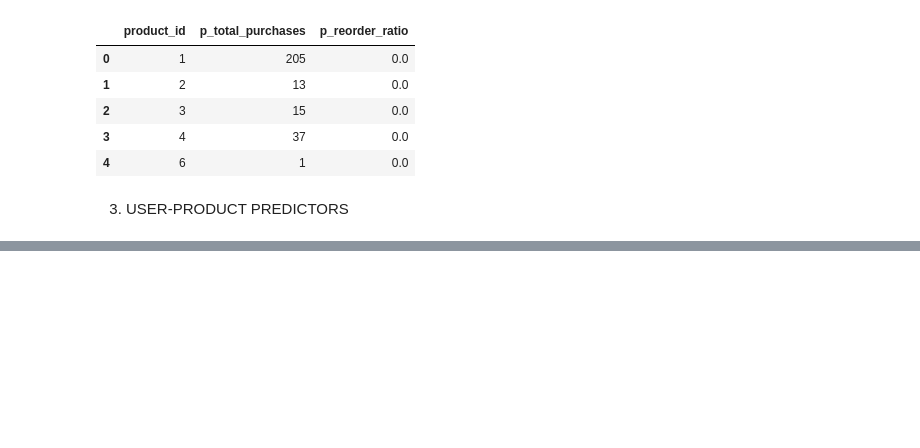
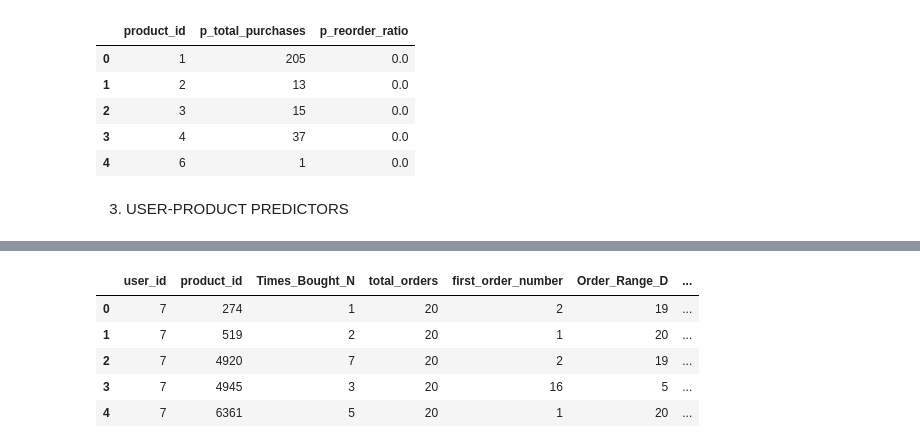
Before and after one commit to AmlanAlok/instacart-2017-project, a Jupyter notebook: Instacart_2017_XGBoost_1.ipynb, the cells around one changed output, grey strips where cells are left out. Drawn from its saved outputs; the diff is of its cells as text; code cells hidden in the pictures; blank space fills up the shorter version.

Commit message:
added user-product predictors

```diff
--- a/Instacart_2017_XGBoost_1.ipynb
+++ b/Instacart_2017_XGBoost_1.ipynb
@@ -202,0 +249,7 @@ prd.head()
+# %%
+# Amongsnt all the orders a user placed, we are finding the order number where
+# a certain product was bought for the first time
+
+first_order_no = op.groupby(['user_id', 'product_id'])['order_number'].min().to_frame('first_order_number')
+first_order_no  = first_order_no.reset_index()
+first_order_no.head()
@@ -202,0 +263,3 @@ prd.head()
+# %%
+span = pd.merge(total_orders, first_order_no, on='user_id', how='right')
+span.head()
@@ -202,0 +273,3 @@ prd.head()
+# %%
+span['Order_Range_D'] = span.total_orders - span.first_order_number + 1
+span.head()
@@ -202,0 +283,3 @@ prd.head()
+# %%
+uxp_ratio = pd.merge(times, span, on=['user_id', 'product_id'], how='left')
+uxp_ratio.head()
@@ -202,0 +293,10 @@ prd.head()
+# %%
+uxp_ratio['uxp_reorder_ratio'] = uxp_ratio.Times_Bought_N / uxp_ratio.Order_Range_D
+uxp_ratio.head()
+# %% [output]
+|  | user_id | product_id | Times_Bought_N | total_orders | first_order_number | Order_Range_D | ... |
+| 0 | 7 | 274 | 1 | 20 | 2 | 19 | ... |
+| 1 | 7 | 519 | 2 | 20 | 1 | 20 | ... |
+| 2 | 7 | 4920 | 7 | 20 | 2 | 19 | ... |
+| 3 | 7 | 4945 | 3 | 20 | 16 | 5 | ... |
+| 4 | 7 | 6361 | 5 | 20 | 1 | 20 | ... |
```
Also changed, not shown: parts of 12 cells of this notebook.
